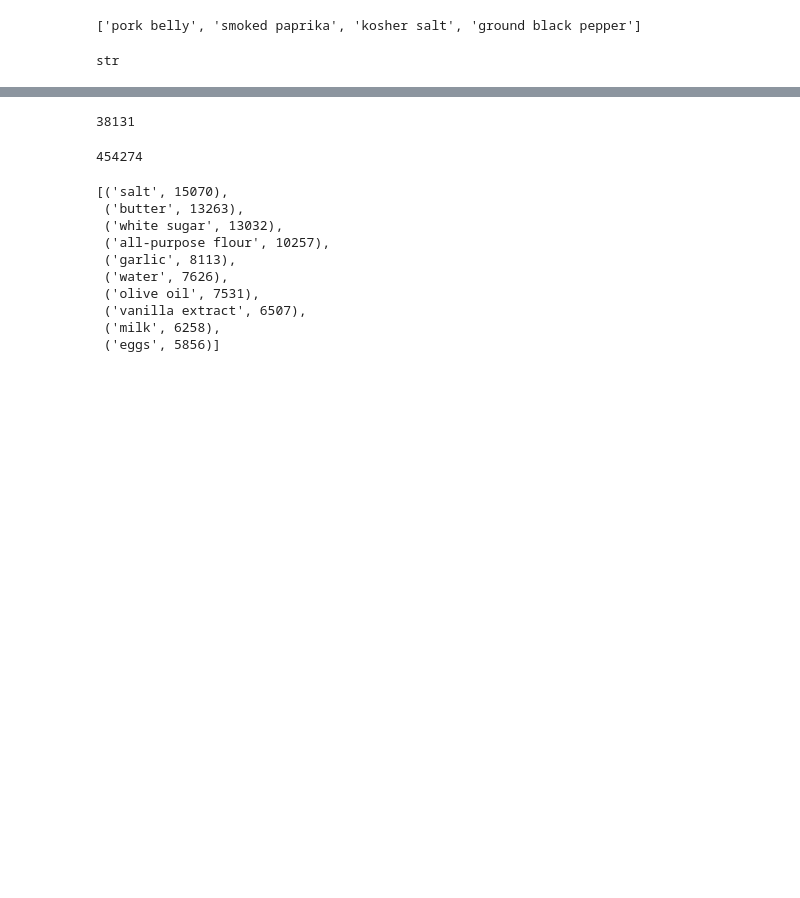
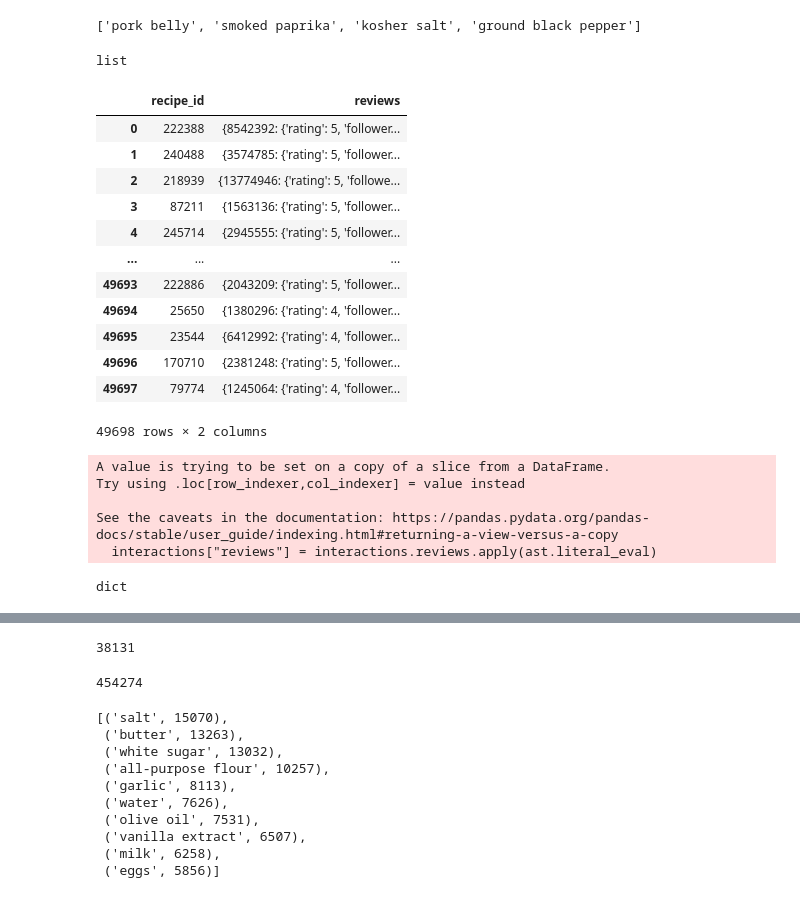
Before and after one commit to dtuleva/Recipe_Recommendation_System, a Jupyter notebook: RRS_EDA.ipynb, the cells around one changed output, grey strips where cells are left out. Cells and saved outputs as stored; diff of their text form; code cells hidden in the pictures; blank space fills up the shorter version.

Commit message:
Parsed reviews col in EDA

```diff
--- a/RRS_EDA.ipynb
+++ b/RRS_EDA.ipynb
@@ -65,6 +70,10 @@ recipes.ingredients = recipes.ingredients.str.split("^")
 recipes.ingredients[0]
 # %% [output]
 ['pork belly', 'smoked paprika', 'kosher salt', 'ground black pepper']
+# %%
+type(recipes.ingredients[0])
+# %% [output]
+list
 # %%
 recipes.cooking_directions = recipes.cooking_directions.apply(ast.literal_eval)
 # %%
@@ -77,4 +88,29 @@ recipes.cooking_directions = recipes.cooking_directions.apply(lambda x: list(x.v
+# %%
+interactions = recipes[["recipe_id", "reviews"]]
+interactions
+# %% [output]
+|  | recipe_id | reviews |
+| 0 | 222388 | {8542392: {'rating': 5, 'follower... |
+| 1 | 240488 | {3574785: {'rating': 5, 'follower... |
+| 2 | 218939 | {13774946: {'rating': 5, 'followe... |
+| 3 | 87211 | {1563136: {'rating': 5, 'follower... |
+| 4 | 245714 | {2945555: {'rating': 5, 'follower... |
+| ... | ... | ... |
+| 49693 | 222886 | {2043209: {'rating': 5, 'follower... |
+| 49694 | 25650 | {1380296: {'rating': 4, 'follower... |
+| 49695 | 23544 | {6412992: {'rating': 4, 'follower... |
+| 49696 | 170710 | {2381248: {'rating': 5, 'follower... |
+| 49697 | 79774 | {1245064: {'rating': 4, 'follower... |
+49698 rows × 2 columns
+# %%
+interactions["reviews"] = interactions.reviews.apply(ast.literal_eval)
+# %% [output]
+A value is trying to be set on a copy of a slice from a DataFrame.
+Try using .loc[row_indexer,col_indexer] = value instead
+
+See the caveats in the documentation: https://pandas.pydata.org/pandas-docs/stable/user_guide/indexing.html#returning-a-view-versus-a-copy
+  interactions["reviews"] = interactions.reviews.apply(ast.literal_eval)
 # %%
-type(recipes.cooking_directions[0])
+type(interactions.reviews[0])
 # %% [output]
-str
+dict
```
Also changed, not shown: parts of 13 cells of this notebook.
